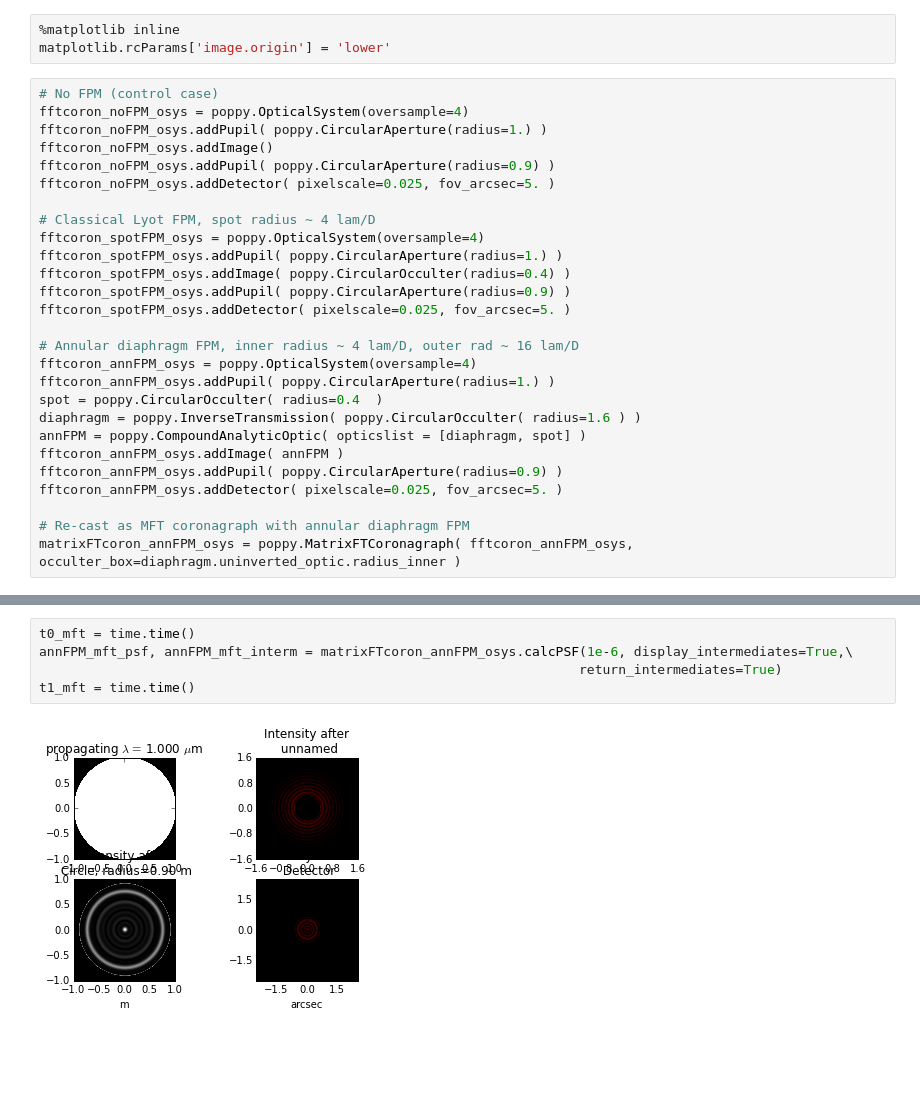
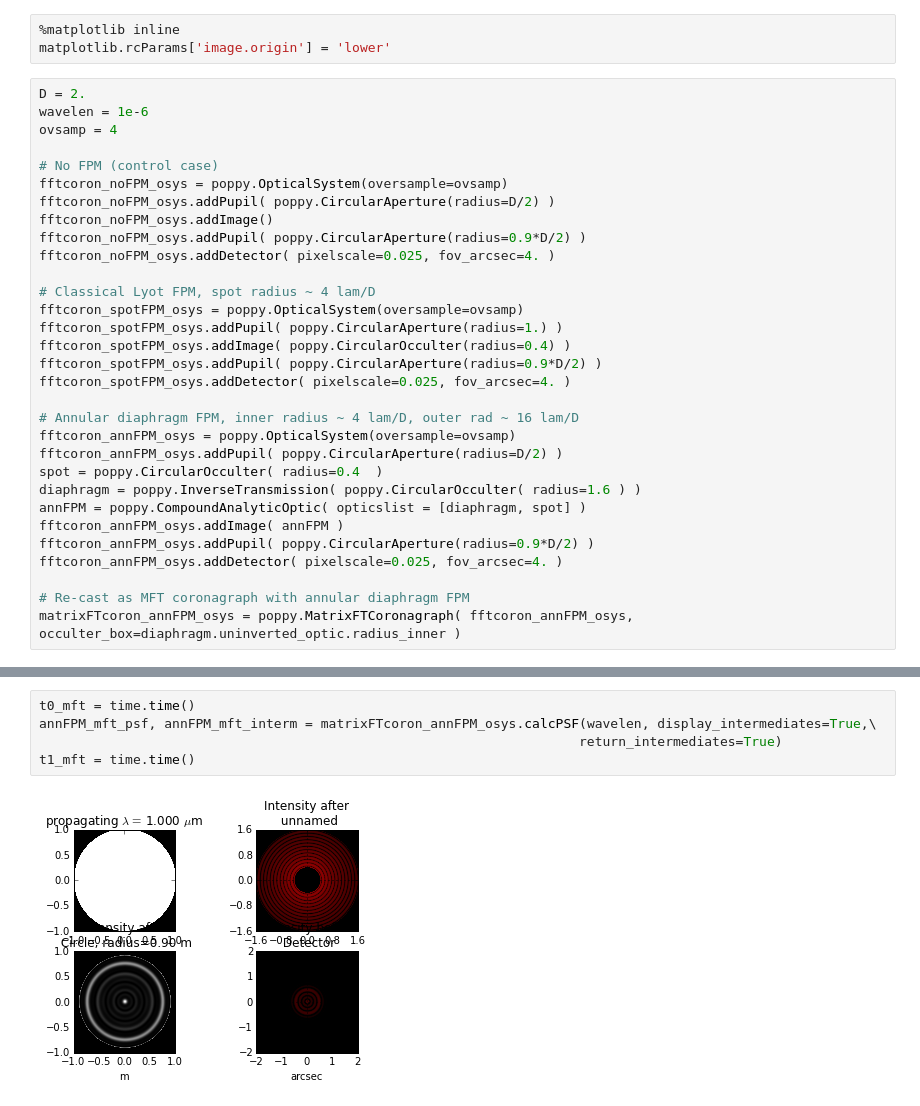
Before and after one commit to spacetelescope/poppy, a Jupyter notebook: notebooks/MatrixFTCoronagraph_demo.ipynb, the cells around one changed output, grey strips where cells are left out. Drawn from its saved outputs; the diff is of its cells as text; blank space fills up the shorter version.

```diff
--- a/notebooks/MatrixFTCoronagraph_demo.ipynb
+++ b/notebooks/MatrixFTCoronagraph_demo.ipynb
@@ -8,29 +8,33 @@ import time
 %matplotlib inline
 matplotlib.rcParams['image.origin'] = 'lower'
 # %%
+D = 2.
+wavelen = 1e-6
+ovsamp = 4
+
 # No FPM (control case)
-fftcoron_noFPM_osys = poppy.OpticalSystem(oversample=4)
-fftcoron_noFPM_osys.addPupil( poppy.CircularAperture(radius=1.) )
+fftcoron_noFPM_osys = poppy.OpticalSystem(oversample=ovsamp)
+fftcoron_noFPM_osys.addPupil( poppy.CircularAperture(radius=D/2) )
 fftcoron_noFPM_osys.addImage()
-fftcoron_noFPM_osys.addPupil( poppy.CircularAperture(radius=0.9) )
-fftcoron_noFPM_osys.addDetector( pixelscale=0.025, fov_arcsec=5. )
+fftcoron_noFPM_osys.addPupil( poppy.CircularAperture(radius=0.9*D/2) )
+fftcoron_noFPM_osys.addDetector( pixelscale=0.025, fov_arcsec=4. )
 
 # Classical Lyot FPM, spot radius ~ 4 lam/D
-fftcoron_spotFPM_osys = poppy.OpticalSystem(oversample=4)
+fftcoron_spotFPM_osys = poppy.OpticalSystem(oversample=ovsamp)
 fftcoron_spotFPM_osys.addPupil( poppy.CircularAperture(radius=1.) )
 fftcoron_spotFPM_osys.addImage( poppy.CircularOcculter(radius=0.4) )
-fftcoron_spotFPM_osys.addPupil( poppy.CircularAperture(radius=0.9) )
-fftcoron_spotFPM_osys.addDetector( pixelscale=0.025, fov_arcsec=5. )
+fftcoron_spotFPM_osys.addPupil( poppy.CircularAperture(radius=0.9*D/2) )
+fftcoron_spotFPM_osys.addDetector( pixelscale=0.025, fov_arcsec=4. )
 
 # Annular diaphragm FPM, inner radius ~ 4 lam/D, outer rad ~ 16 lam/D
-fftcoron_annFPM_osys = poppy.OpticalSystem(oversample=4)
-fftcoron_annFPM_osys.addPupil( poppy.CircularAperture(radius=1.) )
+fftcoron_annFPM_osys = poppy.OpticalSystem(oversample=ovsamp)
+fftcoron_annFPM_osys.addPupil( poppy.CircularAperture(radius=D/2) )
 spot = poppy.CircularOcculter( radius=0.4  )
 diaphragm = poppy.InverseTransmission( poppy.CircularOcculter( radius=1.6 ) )
 annFPM = poppy.CompoundAnalyticOptic( opticslist = [diaphragm, spot] )
 fftcoron_annFPM_osys.addImage( annFPM )
-fftcoron_annFPM_osys.addPupil( poppy.CircularAperture(radius=0.9) )
-fftcoron_annFPM_osys.addDetector( pixelscale=0.025, fov_arcsec=5. )
+fftcoron_annFPM_osys.addPupil( poppy.CircularAperture(radius=0.9*D/2) )
+fftcoron_annFPM_osys.addDetector( pixelscale=0.025, fov_arcsec=4. )
 
 # Re-cast as MFT coronagraph with annular diaphragm FPM
 matrixFTcoron_annFPM_osys = poppy.MatrixFTCoronagraph( fftcoron_annFPM_osys, occulter_box=diaphragm.uninverted_optic.radius_inner )
@@ -48,10 +52,10 @@ t1_fft = time.time()
 # %%
 t0_mft = time.time()
-annFPM_mft_psf, annFPM_mft_interm = matrixFTcoron_annFPM_osys.calcPSF(1e-6, display_intermediates=True,\
+annFPM_mft_psf, annFPM_mft_interm = matrixFTcoron_annFPM_osys.calcPSF(wavelen, display_intermediates=True,\
                                                                      return_intermediates=True)
 t1_mft = time.time()
 # %% [output]
-[figure, old version]
+[figure, new version]
 # %%
 plt.figure(figsize=(14,5))
 plt.subplot(121)
```
Also changed, not shown: parts of 8 cells of this notebook, 1 other file.
